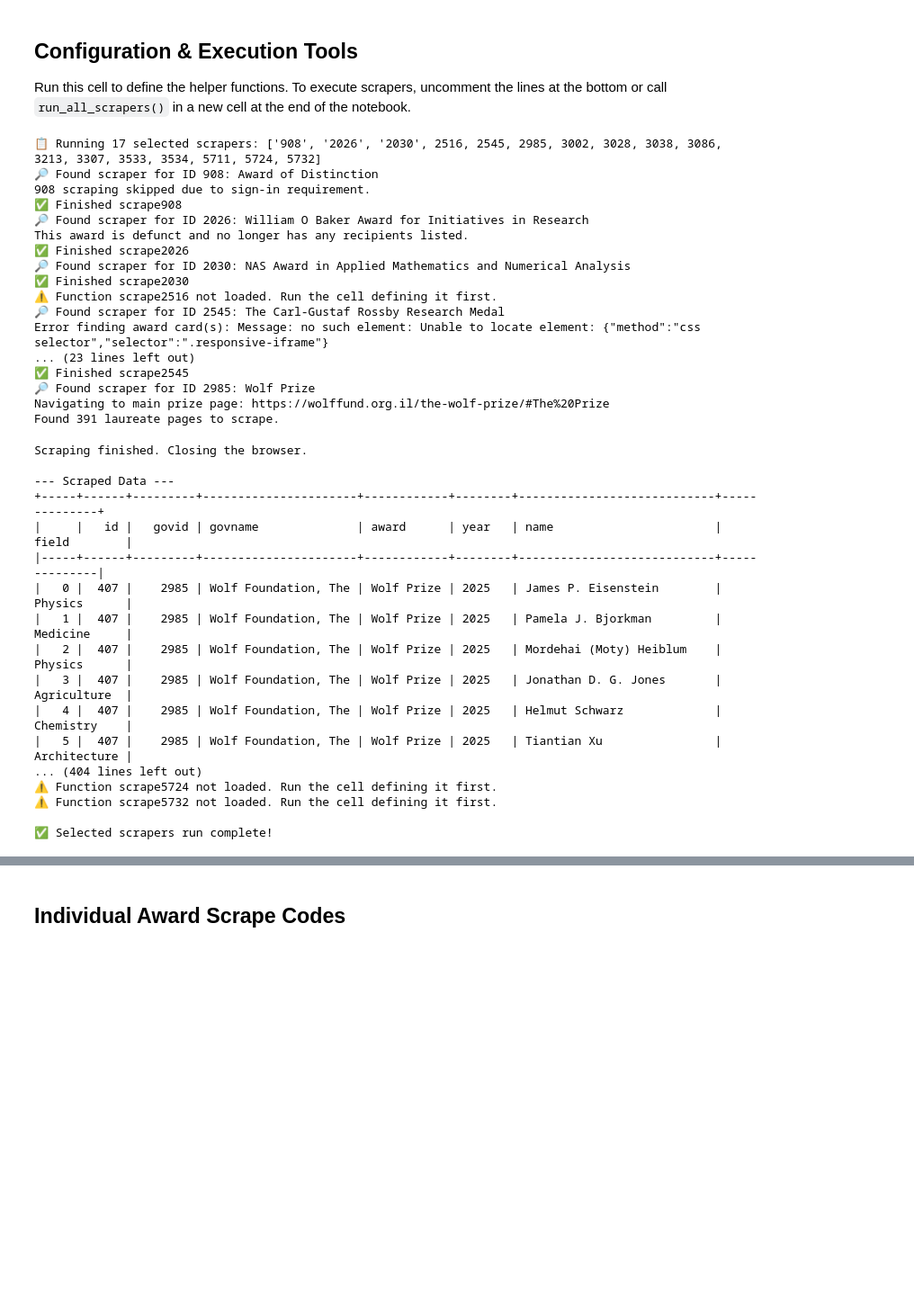
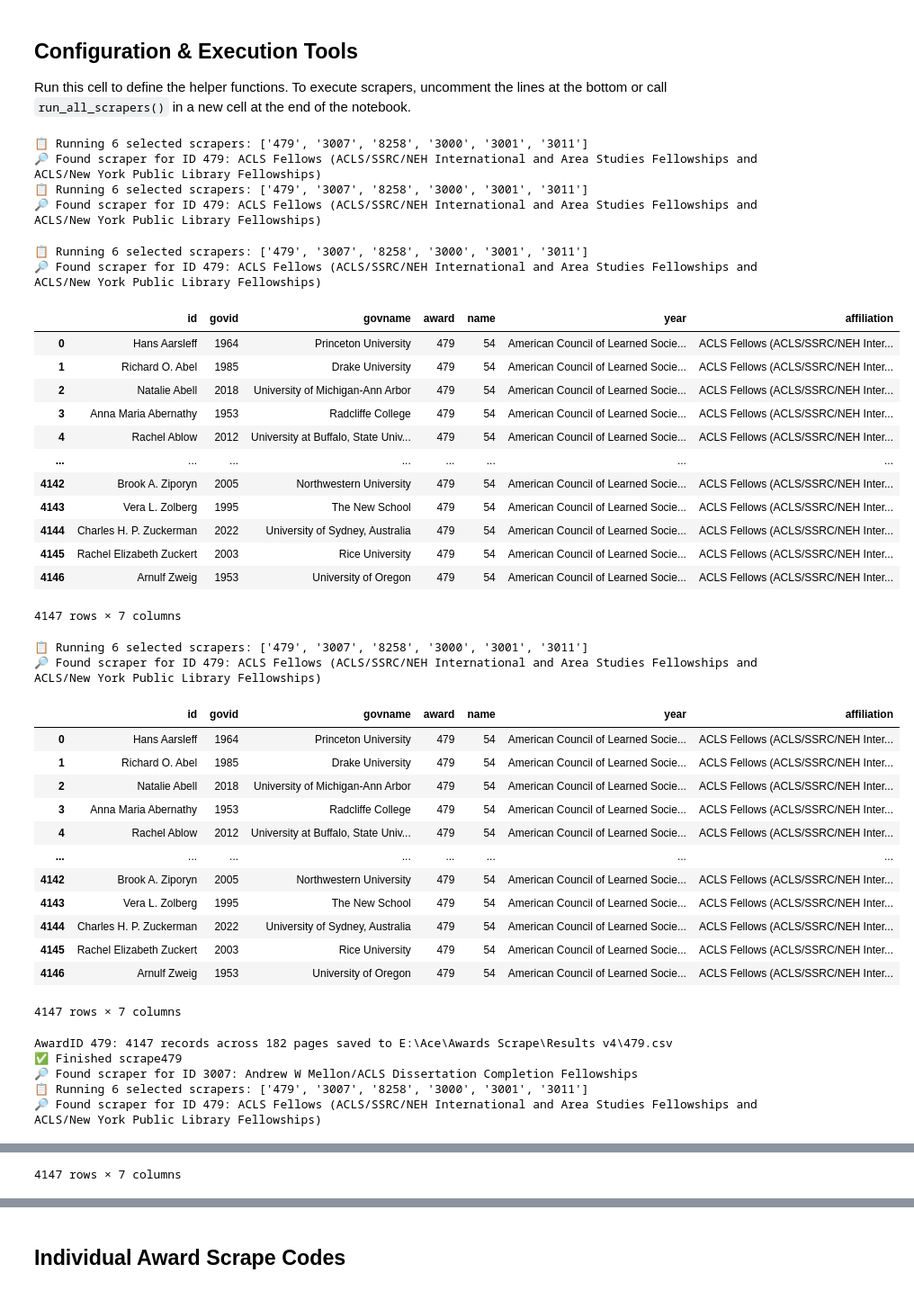
Before and after one commit to acepocalypse/EDA-award-scrape, a Jupyter notebook: Awards Scrape Code.ipynb, the cells around one changed output, grey strips where cells are left out. Shown at 90% size. Saved outputs shown, nothing was run; the diff lists cells and outputs as text; code cells hidden in the pictures; blank space fills up the shorter version.

```diff
--- a/Awards Scrape Code.ipynb
+++ b/Awards Scrape Code.ipynb
@@ -244,65 +244,70 @@ def run_failed_scrapers(log_file="scraping_run_log.csv"):
         print(f"\n{'='*60}\n✅ RETRY COMPLETE. Updated log saved to {log_file}")
 
         # Summary
         success_count = sum(1 for r in results if r['Status'] == 'Success')
         print(f"\n📊 Retry Summary: {success_count}/{len(results)} succeeded")
 
         return retry_df
     else:
         print("⚠️ No scrapers were retried.")
         return pd.DataFrame()
 
 def run_scraper_list(scraper_ids):
     """
     Runs a specific list of scrapers by ID.
     Example: run_scraper_list(['2878', '3233'])
     """
     print(f"📋 Running {len(scraper_ids)} selected scrapers: {scraper_ids}", flush=True)
 
     for aid in scraper_ids:
         # Support both string and int IDs
         aid_str = str(aid)
         run_single_scraper(aid_str)
 
     print(f"\n✅ Selected scrapers run complete!", flush=True)
 
 # --- USAGE EXAMPLES (Uncomment to use) ---
 # run_single_scraper('1809')
-run_scraper_list(["908", "2026", "2030", 2516, 2545, 2985, 3002, 3028, 3038, 3086, 3213, 3307, 3533, 3534, 5711, 5724, 5732])
+run_scraper_list(["479", "3007", "8258", "3000", "3001", "3011"])
 # run_all_scrapers()
 # run_failed_scrapers()
 # %% [output]
-📋 Running 17 selected scrapers: ['908', '2026', '2030', 2516, 2545, 2985, 3002, 3028, 3038, 3086, 3213, 3307, 3533, 3534, 5711, 5724, 5732]
-🔎 Found scraper for ID 908: Award of Distinction
-908 scraping skipped due to sign-in requirement.
-✅ Finished scrape908
-🔎 Found scraper for ID 2026: William O Baker Award for Initiatives in Research
-This award is defunct and no longer has any recipients listed.
-✅ Finished scrape2026
-🔎 Found scraper for ID 2030: NAS Award in Applied Mathematics and Numerical Analysis
-✅ Finished scrape2030
-⚠️ Function scrape2516 not loaded. Run the cell defining it first.
-🔎 Found scraper for ID 2545: The Carl-Gustaf Rossby Research Medal
-Error finding award card(s): Message: no such element: Unable to locate element: {"method":"css selector","selector":".responsive-iframe"}
-... (23 lines left out)
-✅ Finished scrape2545
-🔎 Found scraper for ID 2985: Wolf Prize
-Navigating to main prize page: https://wolffund.org.il/the-wolf-prize/#The%20Prize
-Found 391 laureate pages to scrape.
+📋 Running 6 selected scrapers: ['479', '3007', '8258', '3000', '3001', '3011']
+🔎 Found scraper for ID 479: ACLS Fellows (ACLS/SSRC/NEH International and Area Studies Fellowships and ACLS/New York Public Library Fellowships)
+📋 Running 6 selected scrapers: ['479', '3007', '8258', '3000', '3001', '3011']
+🔎 Found scraper for ID 479: ACLS Fellows (ACLS/SSRC/NEH International and Area Studies Fellowships and ACLS/New York Public Library Fellowships)
-Scraping finished. Closing the browser.
-
---- Scraped Data ---
-+-----+------+---------+----------------------+------------+--------+----------------------------+--------------+
-|     |   id |   govid | govname              | award      | year   | name                       | field        |
-|-----+------+---------+----------------------+------------+--------+----------------------------+--------------|
-|   0 |  407 |    2985 | Wolf Foundation, The | Wolf Prize | 2025   | James P. Eisenstein        | Physics      |
-|   1 |  407 |    2985 | Wolf Foundation, The | Wolf Prize | 2025   | Pamela J. Bjorkman         | Medicine     |
-|   2 |  407 |    2985 | Wolf Foundation, The | Wolf Prize | 2025   | Mordehai (Moty) Heiblum    | Physics      |
-|   3 |  407 |    2985 | Wolf Foundation, The | Wolf Prize | 2025   | Jonathan D. G. Jones       | Agriculture  |
-|   4 |  407 |    2985 | Wolf Foundation, The | Wolf Prize | 2025   | Helmut Schwarz             | Chemistry    |
-|   5 |  407 |    2985 | Wolf Foundation, The | Wolf Prize | 2025   | Tiantian Xu                | Architecture |
-... (404 lines left out)
-⚠️ Function scrape5724 not loaded. Run the cell defining it first.
-⚠️ Function scrape5732 not loaded. Run the cell defining it first.
-
-✅ Selected scrapers run complete!
+📋 Running 6 selected scrapers: ['479', '3007', '8258', '3000', '3001', '3011']
+🔎 Found scraper for ID 479: ACLS Fellows (ACLS/SSRC/NEH International and Area Studies Fellowships and ACLS/New York Public Library Fellowships)
+|  | id | govid | govname | award | name | year | affiliation |
+| 0 | Hans Aarsleff | 1964 | Princeton University | 479 | 54 | American Council of Learned Socie... | ACLS Fellows (ACLS/SSRC/NEH Inter... |
+| 1 | Richard O. Abel | 1985 | Drake University | 479 | 54 | American Council of Learned Socie... | ACLS Fellows (ACLS/SSRC/NEH Inter... |
+| 2 | Natalie Abell | 2018 | University of Michigan-Ann Arbor | 479 | 54 | American Council of Learned Socie... | ACLS Fellows (ACLS/SSRC/NEH Inter... |
+| 3 | Anna Maria Abernathy | 1953 | Radcliffe College | 479 | 54 | American Council of Learned Socie... | ACLS Fellows (ACLS/SSRC/NEH Inter... |
+| 4 | Rachel Ablow | 2012 | University at Buffalo, State Univ... | 479 | 54 | American Council of Learned Socie... | ACLS Fellows (ACLS/SSRC/NEH Inter... |
+| ... | ... | ... | ... | ... | ... | ... | ... |
+| 4142 | Brook A. Ziporyn | 2005 | Northwestern University | 479 | 54 | American Council of Learned Socie... | ACLS Fellows (ACLS/SSRC/NEH Inter... |
+| 4143 | Vera L. Zolberg | 1995 | The New School | 479 | 54 | American Council of Learned Socie... | ACLS Fellows (ACLS/SSRC/NEH Inter... |
+| 4144 | Charles H. P. Zuckerman | 2022 | University of Sydney, Australia | 479 | 54 | American Council of Learned Socie... | ACLS Fellows (ACLS/SSRC/NEH Inter... |
+| 4145 | Rachel Elizabeth Zuckert | 2003 | Rice University | 479 | 54 | American Council of Learned Socie... | ACLS Fellows (ACLS/SSRC/NEH Inter... |
+| 4146 | Arnulf Zweig | 1953 | University of Oregon | 479 | 54 | American Council of Learned Socie... | ACLS Fellows (ACLS/SSRC/NEH Inter... |
+4147 rows × 7 columns
+📋 Running 6 selected scrapers: ['479', '3007', '8258', '3000', '3001', '3011']
+🔎 Found scraper for ID 479: ACLS Fellows (ACLS/SSRC/NEH International and Area Studies Fellowships and ACLS/New York Public Library Fellowships)
+|  | id | govid | govname | award | name | year | affiliation |
+| 0 | Hans Aarsleff | 1964 | Princeton University | 479 | 54 | American Council of Learned Socie... | ACLS Fellows (ACLS/SSRC/NEH Inter... |
+| 1 | Richard O. Abel | 1985 | Drake University | 479 | 54 | American Council of Learned Socie... | ACLS Fellows (ACLS/SSRC/NEH Inter... |
+| 2 | Natalie Abell | 2018 | University of Michigan-Ann Arbor | 479 | 54 | American Council of Learned Socie... | ACLS Fellows (ACLS/SSRC/NEH Inter... |
+| 3 | Anna Maria Abernathy | 1953 | Radcliffe College | 479 | 54 | American Council of Learned Socie... | ACLS Fellows (ACLS/SSRC/NEH Inter... |
+| 4 | Rachel Ablow | 2012 | University at Buffalo, State Univ... | 479 | 54 | American Council of Learned Socie... | ACLS Fellows (ACLS/SSRC/NEH Inter... |
+| ... | ... | ... | ... | ... | ... | ... | ... |
+| 4142 | Brook A. Ziporyn | 2005 | Northwestern University | 479 | 54 | American Council of Learned Socie... | ACLS Fellows (ACLS/SSRC/NEH Inter... |
+| 4143 | Vera L. Zolberg | 1995 | The New School | 479 | 54 | American Council of Learned Socie... | ACLS Fellows (ACLS/SSRC/NEH Inter... |
+| 4144 | Charles H. P. Zuckerman | 2022 | University of Sydney, Australia | 479 | 54 | American Council of Learned Socie... | ACLS Fellows (ACLS/SSRC/NEH Inter... |
+| 4145 | Rachel Elizabeth Zuckert | 2003 | Rice University | 479 | 54 | American Council of Learned Socie... | ACLS Fellows (ACLS/SSRC/NEH Inter... |
+| 4146 | Arnulf Zweig | 1953 | University of Oregon | 479 | 54 | American Council of Learned Socie... | ACLS Fellows (ACLS/SSRC/NEH Inter... |
+4147 rows × 7 columns
+AwardID 479: 4147 records across 182 pages saved to E:\Ace\Awards Scrape\Results v4\479.csv
+✅ Finished scrape479
+🔎 Found scraper for ID 3007: Andrew W Mellon/ACLS Dissertation Completion Fellowships
+📋 Running 6 selected scrapers: ['479', '3007', '8258', '3000', '3001', '3011']
+🔎 Found scraper for ID 479: ACLS Fellows (ACLS/SSRC/NEH International and Area Studies Fellowships and ACLS/New York Public Library Fellowships)
@@ -308,0 +326 @@ Scraping finished. Closing the browser.
+4147 rows × 7 columns
```
Also changed, not shown: parts of 18 cells of this notebook.
